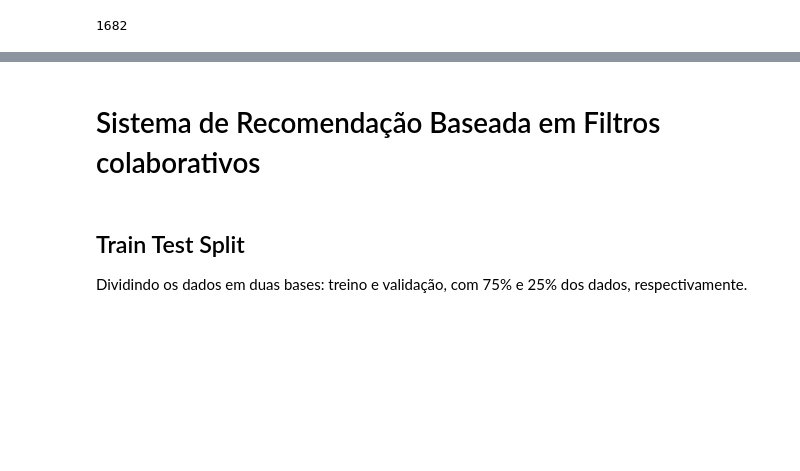
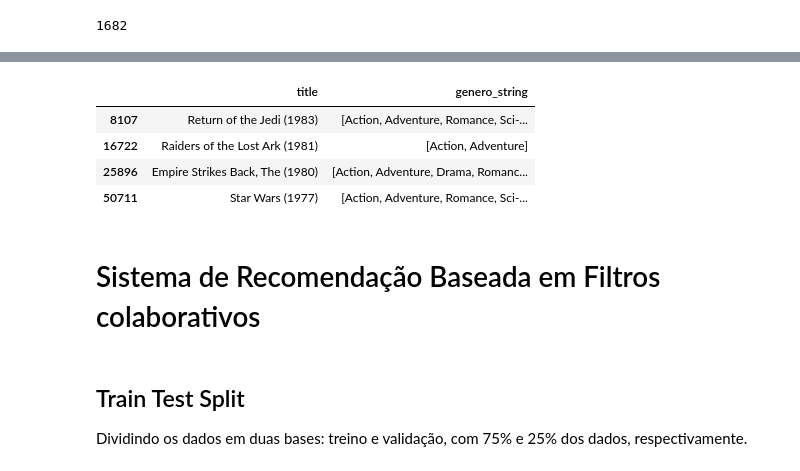
Before and after one commit to purificacao/Recommender_systems_MovieLens, a Jupyter notebook: recommeder_systems_case_study.ipynb, the cells around one changed output, grey strips where cells are left out. Drawn from its saved outputs; the diff is of its cells as text; code cells hidden in the pictures; blank space fills up the shorter version.

```diff
--- a/recommeder_systems_case_study.ipynb
+++ b/recommeder_systems_case_study.ipynb
@@ -379,3 +379,11 @@ Agora sim, com pelo menos 100 avaliações por filme, temos um melhor vislumbre
+# %%
+df[['title', 'genero_string']][(df.title=='Star Wars (1977)') |(df.title == 'Empire Strikes Back, The (1980)') | (df.title == 'Return of the Jedi (1983)') | (df.title == 'Raiders of the Lost Ark (1981)')].drop_duplicates(subset='title')
+# %% [output]
+|  | title | genero_string |
+| 8107 | Return of the Jedi (1983) | [Action, Adventure, Romance, Sci-... |
+| 16722 | Raiders of the Lost Ark (1981) | [Action, Adventure] |
+| 25896 | Empire Strikes Back, The (1980) | [Action, Adventure, Drama, Romanc... |
+| 50711 | Star Wars (1977) | [Action, Adventure, Romance, Sci-... |
 # %% [markdown]
 # Sistema de Recomendação Baseada em Filtros colaborativos
 # %% [markdown]
```
Also changed, not shown: parts of 27 cells of this notebook.
